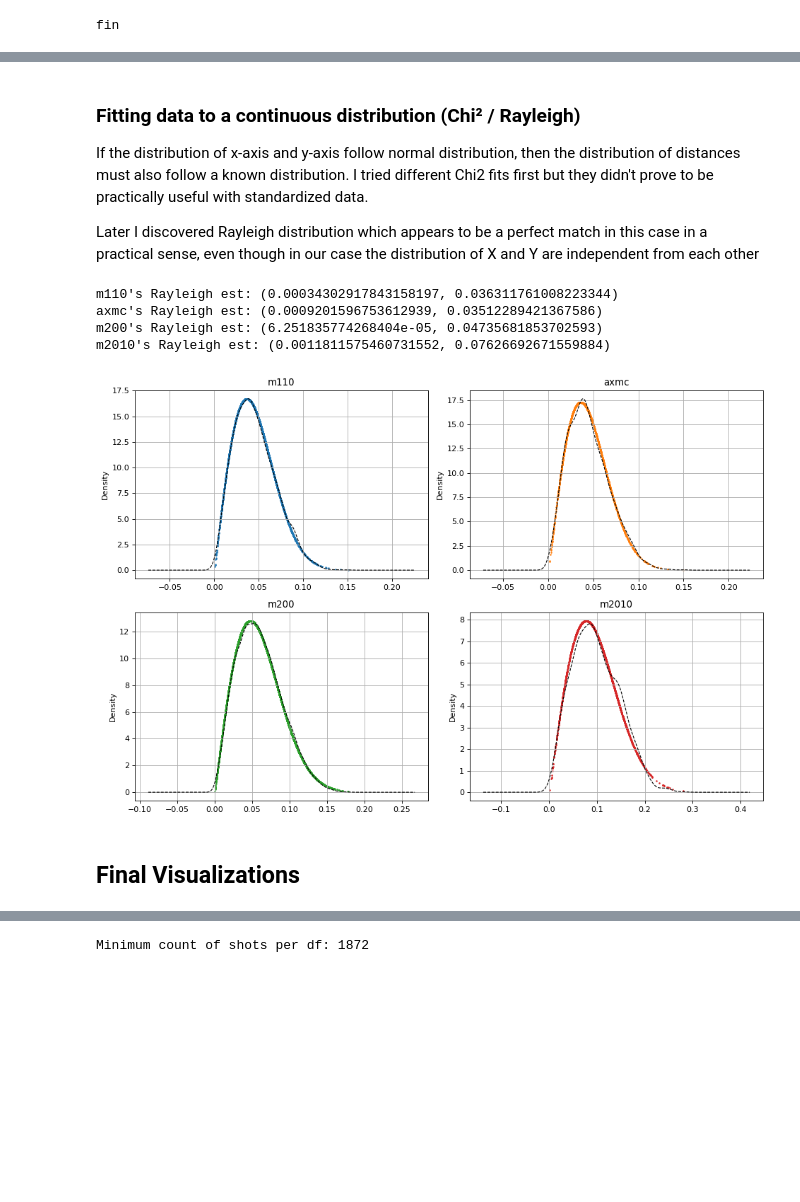
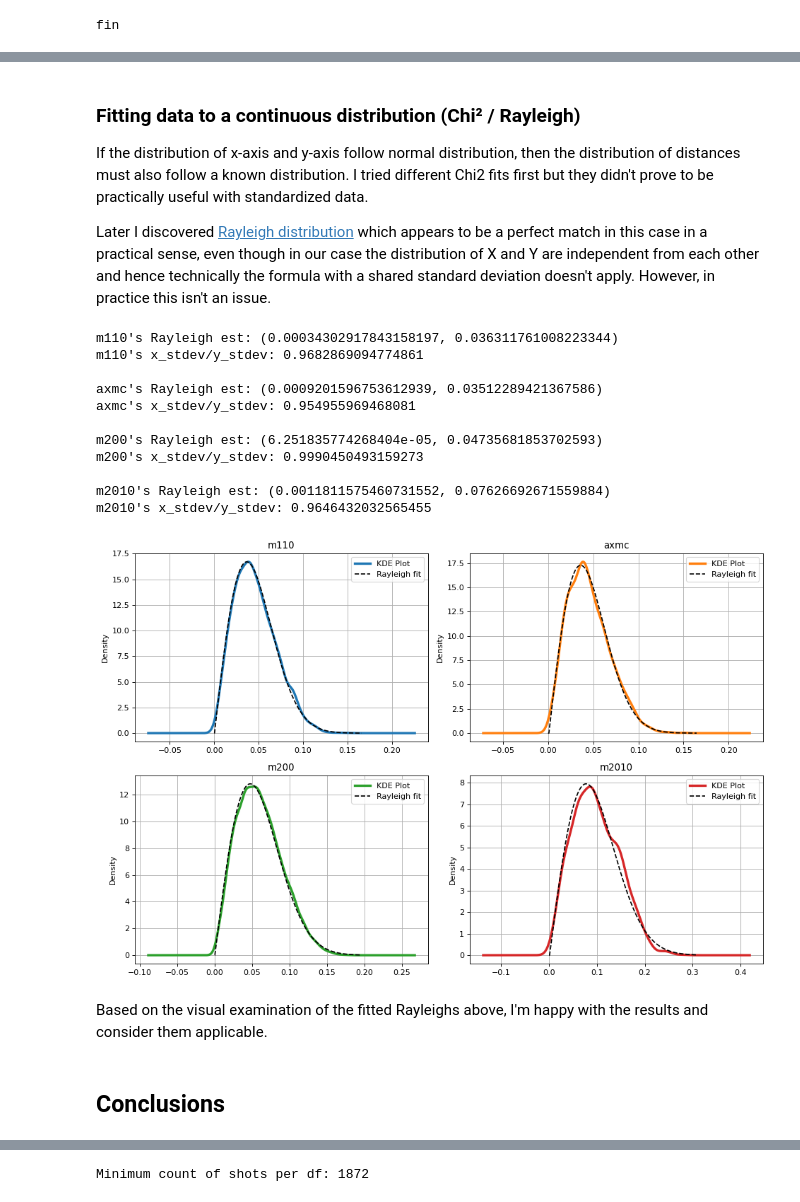
Before and after one commit to P1ker1/ACE3-AB-Zeroer, a Jupyter notebook: Python/src/shot_grouping.ipynb, the cells around one changed output, grey strips where cells are left out. Drawn from its saved outputs; the diff is of its cells as text; code cells hidden in the pictures; blank space fills up the shorter version.

```diff
--- a/Python/src/shot_grouping.ipynb
+++ b/Python/src/shot_grouping.ipynb
@@ -53,6 +61,7 @@ from data_processing_funcs import different_bin_counts
 
 plt.rcParams["figure.figsize"]=(12,8)
 plt.rcParams["figure.dpi"]=80
+plt.rcParams.update({"axes.grid" : True})
 
 DB_PATH = "fired_shots.db"
 print("DB path:  ", DB_PATH)
@@ -331,8 +338,9 @@ Let's continue the inspection by checking how far the shots landed from the mean
 fig, axs = plt.subplots(tight_layout=True, nrows=2, ncols=2)
 
 for i, (weap_short, ax_i) in enumerate(zip(dfs, axs.flatten())):
+    bin_cnt = bin_cnts[weap_short]["doane"]
     dfs[weap_short]["dist_from_mean"].plot.hist(
-        bins=bin_cnts[weap_short]["doane"],
+        bins=bin_cnt,
         histtype="step",
         linewidth=5,
         color=f"C{i}",  # Color based on index i
@@ -346,5 +354,6 @@ for i, (weap_short, ax_i) in enumerate(zip(dfs, axs.flatten())):
         color="k",  # black
         ax=ax_i,
         title=weap_short)
-    ax_i.grid(True)
+
+    ax_i.legend([f"Histogram, {bin_cnt} bins", "KDE plot"])
 # %% [output]
@@ -386,6 +395,10 @@ delete_errorous_rows_from_db = True    # Delete the errorous values from the DB
 
 The more general solution to the problem. Works even if the rightmost value wasn't the value with the lowest y-value of the coordinates we want gone
 # %%
+# Make a separate copy of the faulty AXMC dataframe in case it's needed later
+faulty_axmc = dfs["axmc"].copy(deep=True)
+
+# And off to removing the cluster
 if clustering:
     from sklearn.cluster import KMeans
 
@@ -405,6 +418,7 @@ if clustering:
     # Plot the clusters
     only_ax = df_axmc_c0.plot.scatter("x", "y", c="C0")
     df_axmc_c1.plot.scatter("x", "y", c="C1", ax=only_ax)
+    only_ax.legend([f"Main cluster", "Errorous cluster"])
 
     # Select the cluster with the smaller size as the errorous cluster
     errorous_cluster = min([df_axmc_c0, df_axmc_c1], key=lambda df: df.size)
@@ -442,7 +456,6 @@ After the faulty data has been isolated, it may be deleted from the database. Ev
 
 If the data is deleted, the mean point of the remaining impacts also change.
 # %%
-
 if delete_errorous_rows_from_db:
     delete_from_table(f"WHERE {del_condition}", TABLE_NAME, DB_PATH)
 
@@ -453,8 +466,8 @@ if delete_errorous_rows_from_db:
     # "dist_to_mean" must be updated, as the mean shifts from the previous after row deletation!
     # TODO apply kuntoon!
     update_dist_to_mean(TABLE_NAME, DB_PATH, dfs["axmc"])
-    standardize_column("x", f"WHERE data_batch = {data_batch}", TABLE_NAME, DB_PATH)
-    standardize_column("y", f"WHERE data_batch = {data_batch}", TABLE_NAME, DB_PATH)
+    standardize_column("x", f"WHERE weap_short = 'axmc'", TABLE_NAME, DB_PATH)
+    standardize_column("y", f"WHERE weap_short = 'axmc'", TABLE_NAME, DB_PATH)
 
 
 q = f'''
@@ -628,44 +615,61 @@ So what can we get out of this normality testing, anyway?
 
 If the distribution of x-axis and y-axis follow normal distribution, then the distribution of distances must also follow a known distribution. I tried different Chi2 fits first but they didn't prove to be practically useful with standardized data.
 
-Later I discovered Rayleigh distribution which appears to be a perfect match in this case in a practical sense, even though in our case the distribution of X and Y are independent from each other
+Later I discovered [Rayleigh distribution](https://en.wikipedia.org/wiki/Rayleigh_distribution) which appears to be a perfect match in this case in a practical sense, even though in our case the distribution of X and Y are independent from each other and hence technically the formula with a shared standard deviation doesn't apply. However, in practice this isn't an issue.
 # %%
 fig, axs_ray = plt.subplots(tight_layout=True,nrows=2,ncols=2)
 
-for i, (weap_short, axs_ray_i) in enumerate(zip(dfs, axs_ray.flatten())):
+rayleigh_ests = {}
 
-    chi_x = np.linspace(0, 5,5000)
-    x = np.linspace(-0.5,0.5,5000)
-    y = np.linspace(-0.5,0.5,5000)  # doesn't rly matter I guess
+for i, (weap_short, axs_rayleigh_i) in enumerate(zip(dfs, axs_ray.flatten())):
 
-    x_norm = stats.norm(np.mean(dfs[weap_short]["x"]), np.std(dfs[weap_short]["x"]))
-    # x_norm = stats.norm.pdf(dfs[weap_short]["x"])
-    # y_norm = stats.norm.pdf(dfs[weap_short]["y"])
-    x_norm_pdf = x_norm.pdf(x)
+    # Use max_times_1_1 to draw the Rayleigh a bit further than the last data point
+    max_times_1_1 = dfs[weap_short]["dist_from_mean"].max()*1.1
+    rayleigh_x = np.linspace(0, max_times_1_1,5000)
+    x = np.linspace(-0.03,max_times_1_1,5000)
 
-    #idk = pd.Series(np.sqrt(x_norm_pdf**2 + y_norm_pdf**2))
+    axs_rayleigh_i.set_title(weap_short)
 
-    #idk.plot.density(ax=axs_ray_i)
-    #axs_ray_i.set_xlim(-0.5,0.5)
-    axs_ray_i.set_title(weap_short)
-
+    # Plot the Kernel density estimation
     (dfs[weap_short]["dist_from_mean"]).plot.density(
-        linewidth=1,
-        color="k",  # black
-        ls="--",
-        ax=axs_ray_i,
+        linewidth=3,
+        color=f"C{i}",  # black
+        ax=axs_rayleigh_i,
         title=weap_short,
         grid=True)
 
+    # Estimate the Rayleigh distribution location and alpha.
     ray_est = stats.rayleigh.fit((dfs[weap_short]["dist_from_mean"]), loc=0)  # loc=0 --> each PDF should start at (0,0)
+    ray_pdf = stats.rayleigh.pdf((dfs[weap_short]["dist_from_mean"]), ray_est[0], ray_est[1])
+
+    # Save the estimation for future use
+    rayleigh_ests[weap_short] = ray_est
+
+    # Scatter could be done, but an actual distribution is tidier
+    # axs_rayleigh_i.scatter((dfs[weap_short]["dist_from_mean"]), ray_pdf, s=1.5, color=f"C{i}")
+
+    axs_rayleigh_i.plot(rayleigh_x, stats.rayleigh.pdf(rayleigh_x, ray_est[0], ray_est[1]), f"k--")
+
+    axs_rayleigh_i.legend(["KDE Plot", "Rayleigh fit"])
+
+    # Prints
     print(f"{weap_short}'s Rayleigh est: {ray_est}")
-    ray_pdf = stats.rayleigh.pdf((dfs[weap_short]["dist_from_mean"]), ray_est[0], ray_est[1])
-    axs_ray_i.scatter((dfs[weap_short]["dist_from_mean"]), ray_pdf, s=1.5, color=f"C{i}")
+    std_div = np.std(dfs[weap_short]["x"])/np.std(dfs[weap_short]["y"])
+    print(f"{weap_short}'s x_stdev/y_stdev: {std_div} \n")
 # %% [output]
 m110's Rayleigh est: (0.00034302917843158197, 0.036311761008223344)
+m110's x_stdev/y_stdev: 0.9682869094774861
+
 axmc's Rayleigh est: (0.0009201596753612939, 0.03512289421367586)
+axmc's x_stdev/y_stdev: 0.954955969468081
+
 m200's Rayleigh est: (6.251835774268404e-05, 0.04735681853702593)
+m200's x_stdev/y_stdev: 0.9990450493159273
+
 m2010's Rayleigh est: (0.0011811575460731552, 0.07626692671559884)
+m2010's x_stdev/y_stdev: 0.9646432032565455
-[figure, old version]
+[figure, new version]
-# %% [markdown]
-## Final Visualizations
+# %% [markdown]
+Based on the visual examination of the fitted Rayleighs above, I'm happy with the results and consider them applicable.
+# %% [markdown]
+## Conclusions
```
Also changed, not shown: parts of 34 cells of this notebook, 1 other file.
